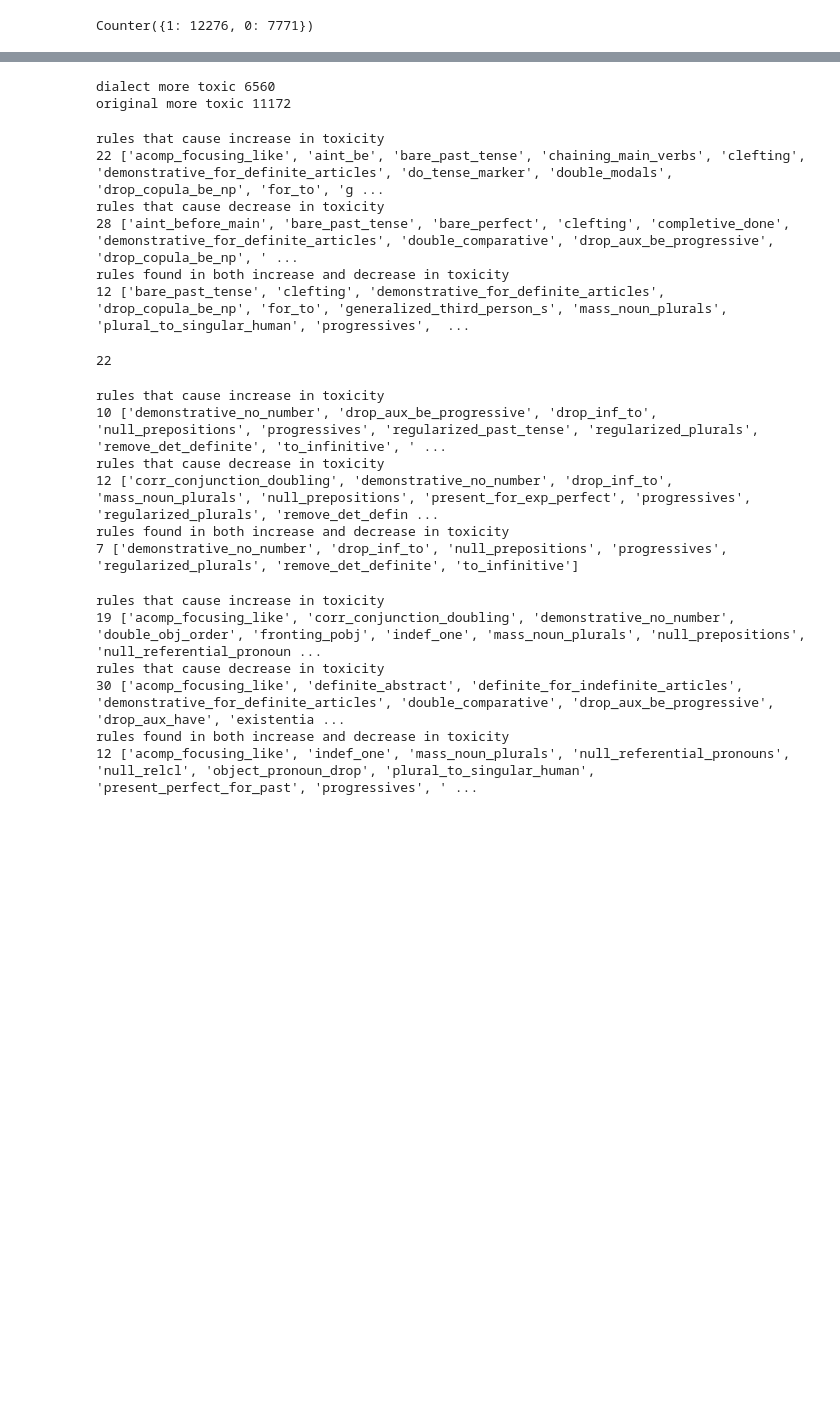
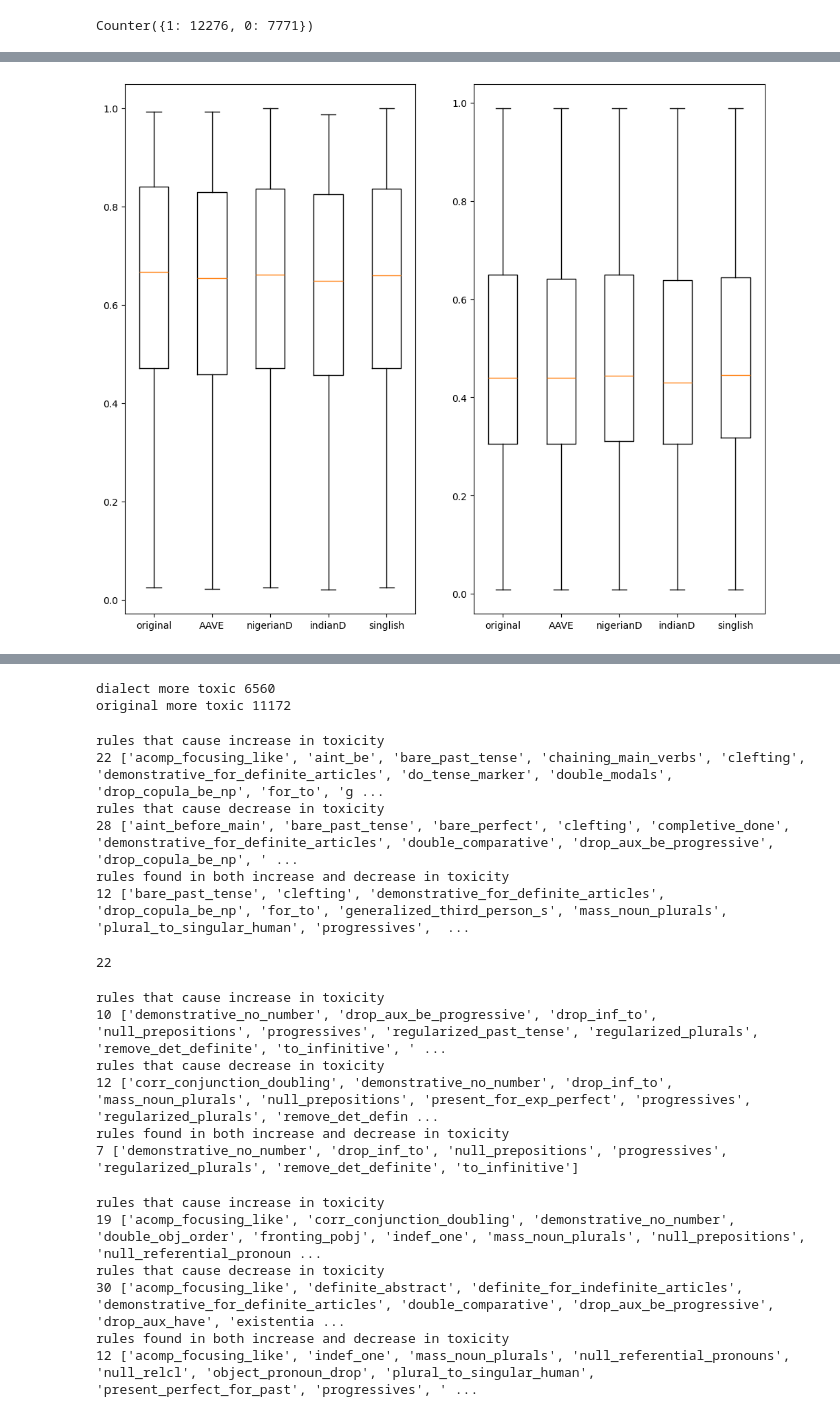
Before and after one commit to xuanxuanx-98/CompMod_2324_BN-AP, a Jupyter notebook: notebooks/examine_perspective_results.ipynb, the cells around one changed output, grey strips where cells are left out. Drawn from its saved outputs; the diff is of its cells as text; code cells hidden in the pictures; blank space fills up the shorter version.

Commit message:
ran some new statistic tests on Perespective scores, better documentation

```diff
--- a/notebooks/examine_perspective_results.ipynb
+++ b/notebooks/examine_perspective_results.ipynb
@@ -82,22 +84,35 @@ Singlish found toxic: 7994
 # %%
-# check the gold label of the original sentences
+# read in the gold label of the original sentences
 df = pd.read_json(f"../data/hatexplain/hatexplain_original.json").transpose()
 
-gold_toxic_labels = []
+gold_labels = []
 for i in range(len(df)):
     annotations = [an["label"] for an in df["annotators"].iloc[i]]
 
     # if less than two annotators labeled current sentence as normal, consider it toxic
     if annotations.count("normal") < 2:
-        gold_toxic_labels.append(1)
+        gold_labels.append(1)
     else:
-        gold_toxic_labels.append(0)
+        gold_labels.append(0)
 
 # drop error indexes
 for idx in to_drop:
-    del gold_toxic_labels[idx]
+    del gold_labels[idx]
 
 # check the distribution of gold labels
-print(Counter(gold_toxic_labels))
+print(Counter(gold_labels))
 # %% [output]
 Counter({1: 12276, 0: 7771})
+# %%
+# indexes of instances that are toxic or non-toxic accroding to gold labels
+gtox_idx = [i for i in range(len(gold_labels)) if gold_labels[i] == 1]
+gntox_idx = [i for i in range(len(gold_labels)) if gold_labels[i] == 0]
+
+# toxic instances that are labeled as toxic by the Perspective
+tox_idx_persp = []
+for i in range(len(og_scores)):
+    if og_scores[i] > 0.5:
+        tox_idx_persp.append(i)
+
+print("gold toxic instances:", len(gtox_idx))
+print("toxic instances found by Perspective:", len(tox_idx_persp))
@@ -116,8 +172,8 @@ gntox_nigeriand_scores = []
 gntox_indiand_scores = []
 gntox_singlish_scores = []
 
-for i in range(len(gold_toxic_labels)):
-    if gold_toxic_labels[i] == 1:
+for i in range(len(gold_labels)):
+    if gold_labels[i] == 1:
         gtox_og_scores.append(og_scores[i])
         gtox_aave_scores.append(aave_scores[i])
         gtox_nigeriand_scores.append(nigerianD_scores[i])
@@ -152,0 +261,13 @@ plt.boxplot([gntox_og_scores, gntox_aave_scores, gntox_nigeriand_scores, gntox_i
+# %%
+import matplotlib.pyplot as plt
+
+plt.figure(figsize=(12, 10))
+plt.subplot(1, 2, 1)
+plt.boxplot([gtox_og_scores, gtox_aave_scores, gtox_nigeriand_scores, gtox_indiand_scores, gtox_singlish_scores], labels=["original", "AAVE", "nigerianD", "indianD", "singlish"]);
+
+plt.subplot(1, 2, 2)
+plt.boxplot([gntox_og_scores, gntox_aave_scores, gntox_nigeriand_scores, gntox_indiand_scores, gntox_singlish_scores], labels=["original", "AAVE", "nigerianD", "indianD", "singlish"]);
+# left: only instances are gold toxic, how does Perspective API score all dialects
+# right: only instances are gold non-toxic, how does Perspective API score all dialects
+# %% [output]
+[figure, added]
```
Also changed, not shown: parts of 13 cells of this notebook.
